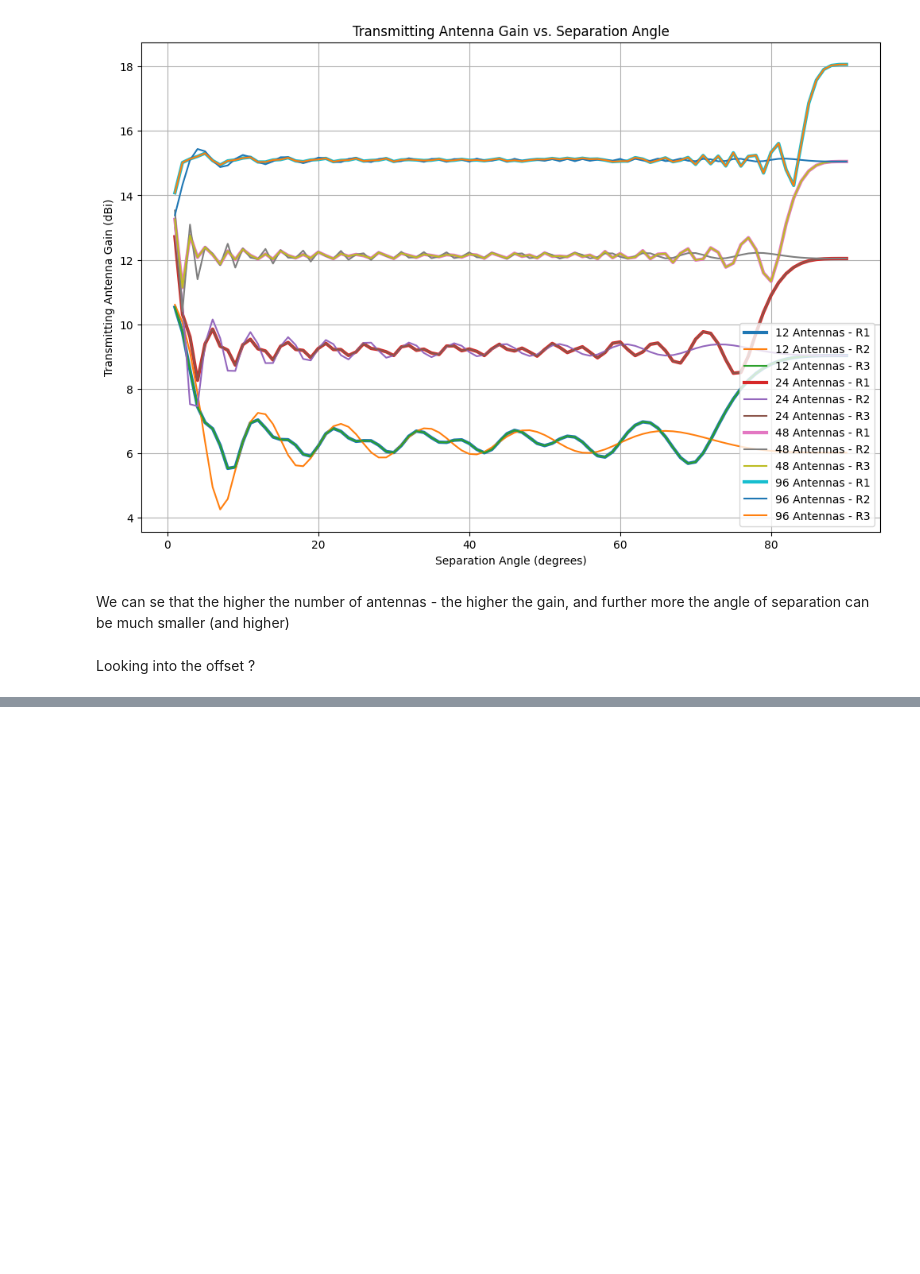
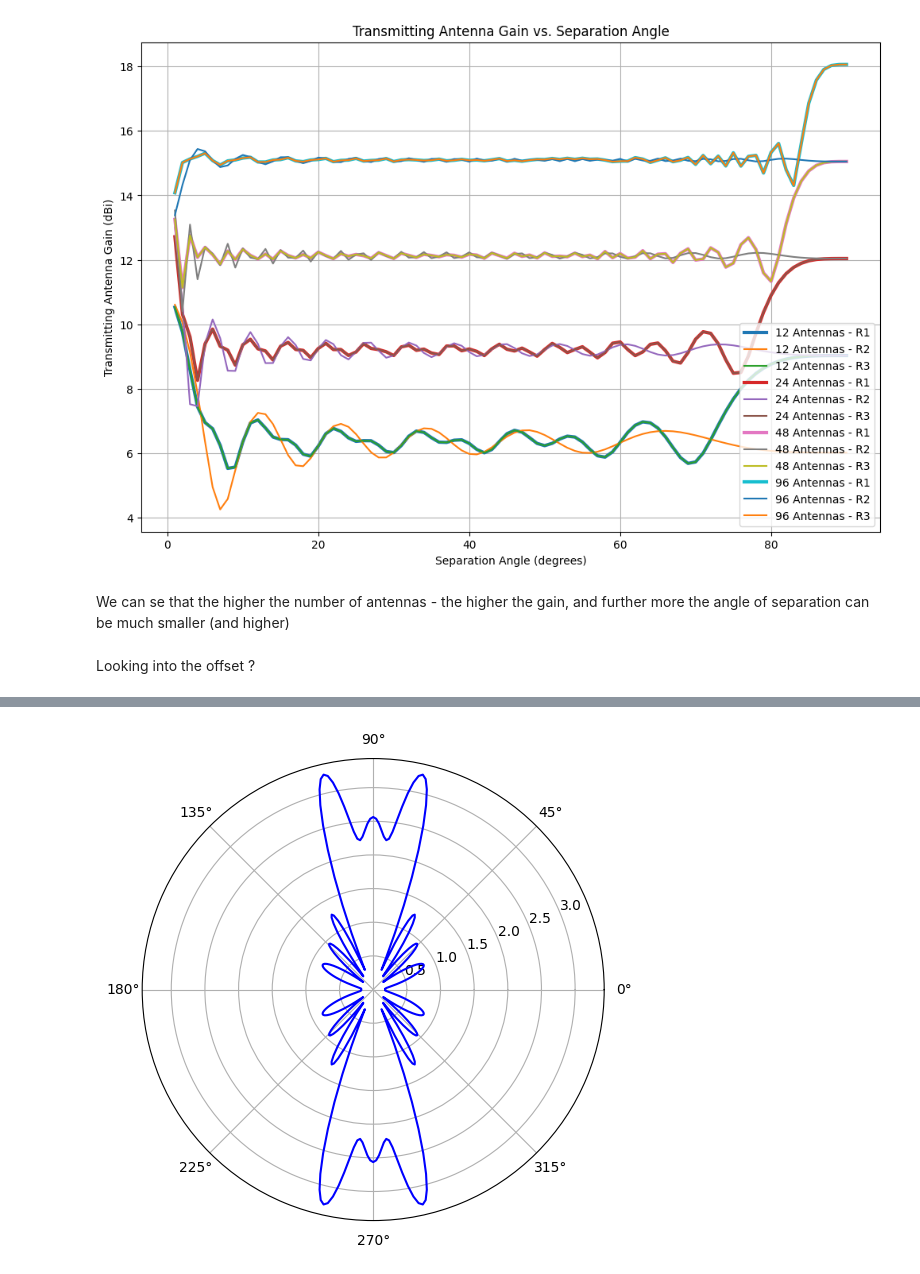
Before and after one commit to isakkolbeins/MIMO-simulations, a Jupyter notebook: OlderVersions/MIMO-SpatialMuliplexing.IPYNB, the cells around one changed output, grey strips where cells are left out. Saved outputs shown, nothing was run; the diff lists cells and outputs as text; code cells hidden in the pictures; blank space fills up the shorter version.

```diff
--- a/MIMO-SpatialMuliplexing.IPYNB
+++ b/OlderVersions/MIMO-SpatialMuliplexing.IPYNB
@@ -320,0 +422,95 @@ Looking into the offset ?
+# %%
+def received_signal1(config, user_angle_index, signal_power, noise_power_dB):
+    K = len(config.array_responses)  # Number of users
+    M = config.num_antennas  # Number of antennas
+    angle = config.receiver_angles_deg[user_angle_index]
+
+    # Extract array response and signal power for the user of interest
+    array_response_k = config.array_responses[user_angle_index]
+
+    # Calculate the first term of the received signal equation
+    desiredSignal = np.dot(array_response_k.conj().T, array_response_k) * (signal_power / np.sqrt(M))
+
+    # Calculate the interference term (summation over other users)
+    interference = 0
+    for i in range(K):
+        if i != user_angle_index:
+            interference += np.dot(array_response_k.conj().T, config.array_responses[i]) * (signal_power / np.sqrt(M))
+
+    desiredSignal_dB = 10 * np.log10(desiredSignal[angle][angle])
+    interference_dB = 10 * np.log10(interference[angle][angle])
+
+
+    desiredSignal_dBm = 10 * np.log10(10**(desiredSignal_dB / 10))
+    interference_dBm = 10 * np.log10(10**(interference_dB / 10))
+    noise_power_dBm = 10 * np.log10(10**(noise_power_dB / 10))
+
+    keys = {"Angle", "Signal_dB", "Signal_dBm", "SINR"}
+    results = dict([(key, []) for key in keys])
+    # Add noise term
+    #received_signal_power = desiredSignal[angle][angle] + interference[angle][angle] + noise_power_dB
+    results['Angle'] = angle
+
+    results['Signal_dB'] = desiredSignal_dB + interference_dB + noise_power_dB
+
+    results['Signal_dBm'] = desiredSignal_dBm + interference_dBm + noise_power_dBm
+
+    #results['SINR'] =
+
+
+    return results
+
+def received_signal(config, user_angle_index, signal_power, noise_power_dB):
+    K = len(config.array_responses)  # Number of users
+    M = config.num_antennas  # Number of antennas
+    angle = config.receiver_angles_deg[user_angle_index]
+
+    # Extract array response and signal power for the user of interest
+    array_response_k = config.array_responses[user_angle_index]
+
+    # Calculate the first term of the received signal equation (desired signal)
+    desired_signal = np.abs(np.dot(array_response_k.conj().T, array_response_k))**2 * (signal_power / M)
+
+    # Calculate the interference term (summation over other users)
+    interference = 0
+    for i in range(K):
+        if i != user_angle_index:
+            interference += np.abs(np.dot(array_response_k.conj().T, config.array_responses[i]))**2 * (signal_power / M)
+
+    # Calculate SINR
+    sinr = desired_signal / (interference + 10**(noise_power_dB / 10))
+
+    # Convert SINR to dB
+    sinr_dB = 10 * np.log10(sinr[angle][angle])
+
+    desiredSignal_dB = 10 * np.log10(desired_signal[angle][angle]) + 10 * np.log10(M)
+    interference_dB = 10 * np.log10(interference[angle][angle]) + 10 * np.log10(M)
+
+
+    desiredSignal_dBm = 10 * np.log10(10**(desiredSignal_dB / 10))
+    interference_dBm = 10 * np.log10(10**(interference_dB / 10))
+    noise_power_dBm = 10 * np.log10(10**(noise_power_dB / 10))
+
+    # Construct results dictionary
+    results = {
+        "Angle": angle,
+        "Signal_Power_dB": desiredSignal_dB,
+        "Interference_Power_dB": interference_dB,
+        "Noise_Power_dB": noise_power_dB,
+        "Signal_dB": desiredSignal_dB - interference_dB + noise_power_dB,
+        "SINR_dB": sinr_dB
+    }
+
+    return results
+
+config4 = MIMOConfig(num_antennas=10, receiver_angles_deg=[100,90,80])
+
+#reciveds = receivedSignalAtAngle(config4, 2)
+for i in range(3):
+    reciveds = received_signal(config4, i, 100, -134.77)
+    print(reciveds)
+
+
+sp4 = superpose(config4.array_responses)
+polarPlot(sp4)
+# %% [output]
@@ -320,0 +520 @@ Looking into the offset ?
+[figure, added]
```
Also changed, not shown: parts of 9 cells of this notebook, 19 other files.
